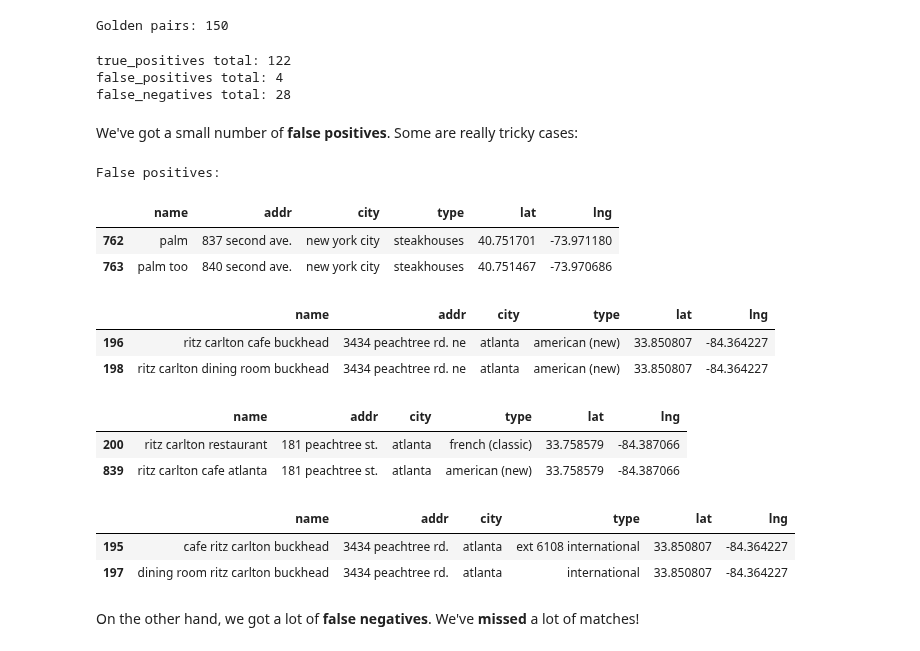
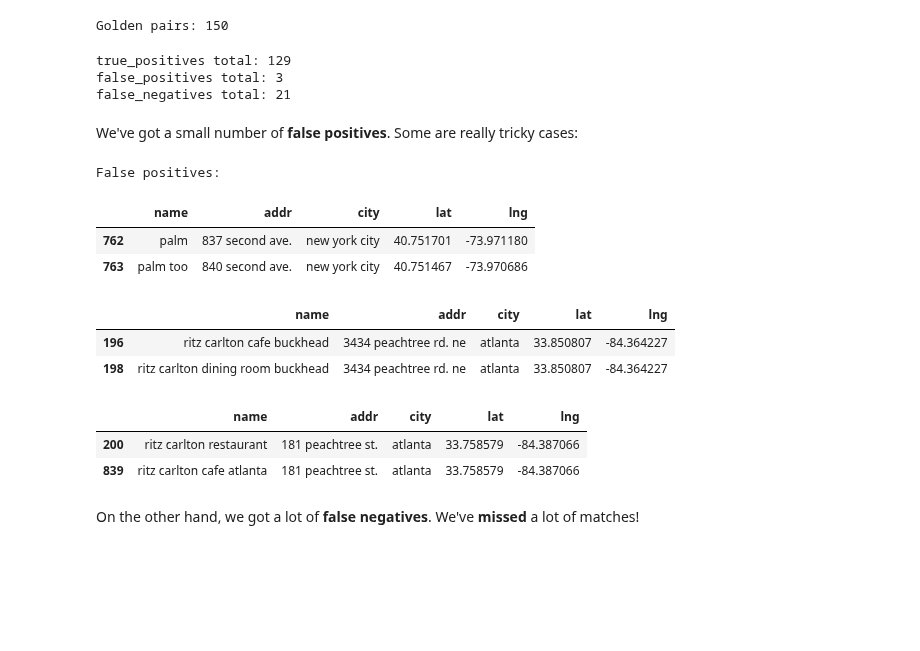
Before and after one commit to vintasoftware/deduplication-slides, a Jupyter notebook: slides-reduced.ipynb, the cells around one changed output. Cells and saved outputs as stored; diff of their text form; code cells hidden in the pictures; blank space fills up the shorter version.

```diff
--- a/slides-reduced.ipynb
+++ b/slides-reduced.ipynb
@@ -194,8 +194,8 @@ import requests
 import geocoder
 
 full_addresses = [
-    "20863 Stevens Creek Blvd., Suite 300, 95015, CUPERTINO, CALIFORNIA, US",
-    "20863 STEVEN CREEK Boulevard STE 330, 95014, Cupertio, CA, USA",
+    "20863 Stevens Creek Blvd., Suite 300, 95015, CUPERTINO, CA, US",
+    "20863 STEVENS CREEK Boulevard STE 330, 95014, Cupertio, CA, USA",
 ]
 
 full_addresses_latlng = []
@@ -273,4 +262,4 @@ The dataset comes with the true matches indicated by the 'cluster' column. We'll
 # %%
-df = df_with_truth.drop(columns=['cluster', 'phone'])
+df = df_with_truth.drop(columns=['cluster', 'phone', 'type'])
 df.head(9)
 # %% [output]
@@ -508,7 +491,7 @@ A simple way to classify comparison vectors as matches or nonmatches is to compu
 scores = np.average(
     comparison_vectors.values,
     axis=1,
-    weights=[40, 20, 10, 10, 20])
+    weights=[50, 30, 10, 20])
 scored_comparison_vectors = comparison_vectors.assign(score=scores)
 scored_comparison_vectors.head(5)
 # %% [output]
@@ -532,5 +515,5 @@ df.head(5)
 # %%
 matches = scored_comparison_vectors[
-    scored_comparison_vectors['score'] >= 0.87]
+    scored_comparison_vectors['score'] >= 0.9]
 matches.head(5)
 # %% [output]
@@ -561,29 +544,26 @@ print('true_positives total:', len(true_positives))
 print('false_positives total:', len(false_positives))
 print('false_negatives total:', len(false_negatives))
 # %% [output]
-true_positives total: 122
-false_positives total: 4
-false_negatives total: 28
+true_positives total: 129
+false_positives total: 3
+false_negatives total: 21
 # %% [markdown]
 We've got a small number of **false positives**. Some are really tricky cases:
 # %%
 print(f"False positives:")
 for false_positive_pair in false_positives:
-    display(df.loc[list(false_positive_pair)][['name', 'addr', 'city', 'type', 'lat', 'lng']])
+    display(df.loc[list(false_positive_pair)][['name', 'addr', 'city', 'lat', 'lng']])
 # %% [output]
 False positives:
-|  | name | addr | city | type | lat | lng |
-| 762 | palm | 837 second ave. | new york city | steakhouses | 40.751701 | -73.971180 |
-| 763 | palm too | 840 second ave. | new york city | steakhouses | 40.751467 | -73.970686 |
+|  | name | addr | city | lat | lng |
+| 762 | palm | 837 second ave. | new york city | 40.751701 | -73.971180 |
+| 763 | palm too | 840 second ave. | new york city | 40.751467 | -73.970686 |
-|  | name | addr | city | type | lat | lng |
-| 196 | ritz carlton cafe buckhead | 3434 peachtree rd. ne | atlanta | american (new) | 33.850807 | -84.364227 |
-| 198 | ritz carlton dining room buckhead | 3434 peachtree rd. ne | atlanta | american (new) | 33.850807 | -84.364227 |
+|  | name | addr | city | lat | lng |
+| 196 | ritz carlton cafe buckhead | 3434 peachtree rd. ne | atlanta | 33.850807 | -84.364227 |
+| 198 | ritz carlton dining room buckhead | 3434 peachtree rd. ne | atlanta | 33.850807 | -84.364227 |
-|  | name | addr | city | type | lat | lng |
-| 200 | ritz carlton restaurant | 181 peachtree st. | atlanta | french (classic) | 33.758579 | -84.387066 |
-| 839 | ritz carlton cafe atlanta | 181 peachtree st. | atlanta | american (new) | 33.758579 | -84.387066 |
+|  | name | addr | city | lat | lng |
+| 200 | ritz carlton restaurant | 181 peachtree st. | atlanta | 33.758579 | -84.387066 |
+| 839 | ritz carlton cafe atlanta | 181 peachtree st. | atlanta | 33.758579 | -84.387066 |
-|  | name | addr | city | type | lat | lng |
-| 195 | cafe ritz carlton buckhead | 3434 peachtree rd. | atlanta | ext 6108 international | 33.850807 | -84.364227 |
-| 197 | dining room ritz carlton buckhead | 3434 peachtree rd. | atlanta | international | 33.850807 | -84.364227 |
 # %% [markdown]
 On the other hand, we got a lot of **false negatives**. We've **missed** a lot of matches!
 # %%
```
Also changed, not shown: parts of 47 cells of this notebook, 4 other files.
